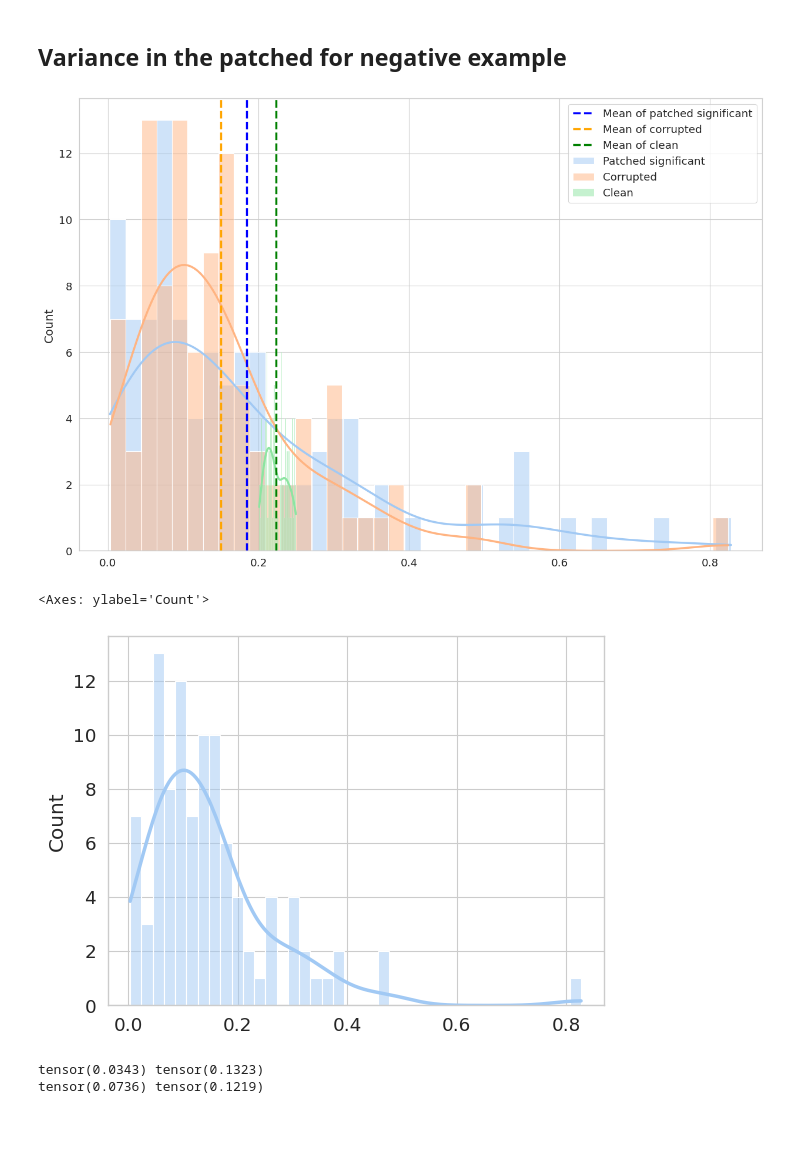
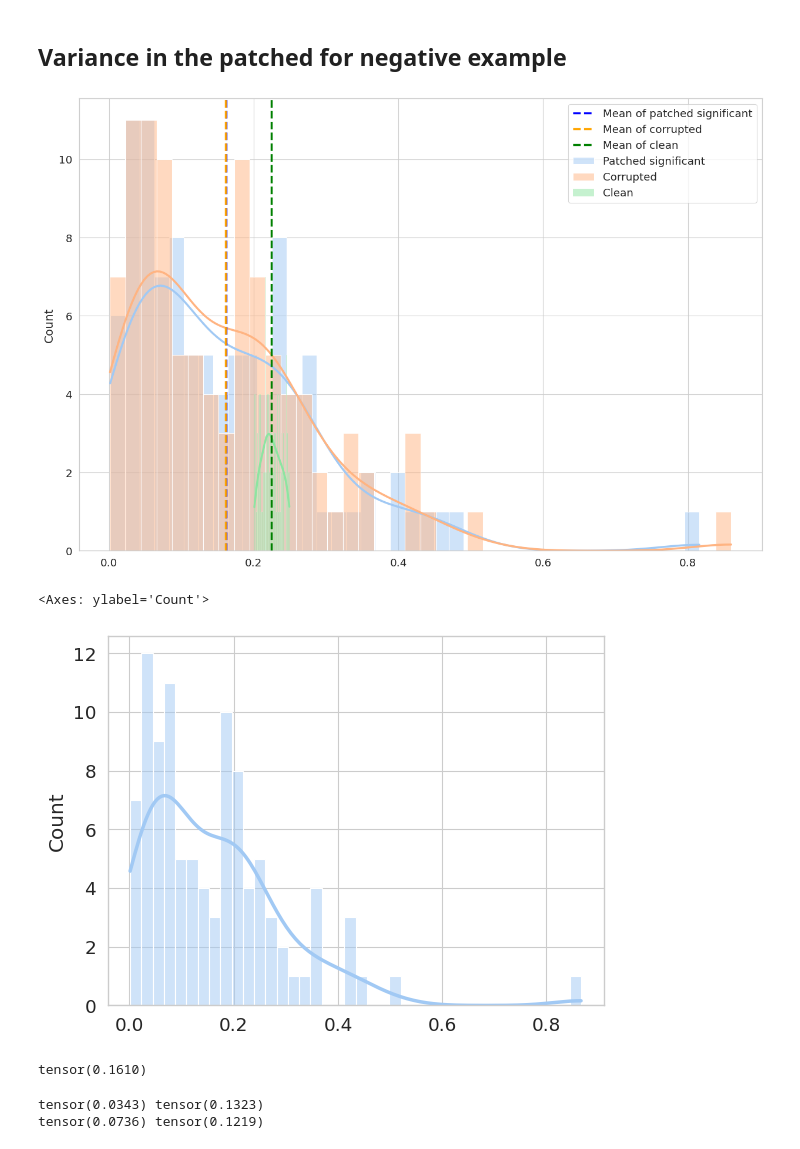
Before and after one commit to francescortu/comp-mech, a Jupyter notebook: notebooks/investigate_variance.ipynb, the cells around one changed output. Cells and saved outputs as stored; diff of their text form; code cells hidden in the pictures.

```diff
--- a/notebooks/investigate_variance.ipynb
+++ b/notebooks/investigate_variance.ipynb
@@ -422,0 +686,6 @@ TtestResult(statistic=5.78906398138763, pvalue=8.351242309140322e-08, df=99)
+# %%
+#plot a heat map of the kl divergence
+sns.set_style("whitegrid")
+sns.set_palette("pastel")
+sns.set_context("paper", font_scale=1.5, rc={"lines.linewidth": 2.5})
+sns.heatmap(result.detach().numpy(), annot=False)
@@ -422,0 +742,6 @@ TtestResult(statistic=5.78906398138763, pvalue=8.351242309140322e-08, df=99)
+# %%
+#plot a heat map of the kl divergence
+sns.set_style("whitegrid")
+sns.set_palette("pastel")
+sns.set_context("paper", font_scale=1.5, rc={"lines.linewidth": 2.5})
+sns.heatmap(result.detach().numpy(), annot=False)
@@ -422,0 +751,6 @@ TtestResult(statistic=5.78906398138763, pvalue=8.351242309140322e-08, df=99)
+# %%
+#plot a heat map of the kl divergence
+sns.set_style("whitegrid")
+sns.set_palette("pastel")
+sns.set_context("paper", font_scale=1.5, rc={"lines.linewidth": 2.5})
+sns.heatmap(result.detach().numpy(), annot=False)
@@ -422,0 +760,6 @@ TtestResult(statistic=5.78906398138763, pvalue=8.351242309140322e-08, df=99)
+# %%
+#plot a heat map of the kl divergence
+sns.set_style("whitegrid")
+sns.set_palette("pastel")
+sns.set_context("paper", font_scale=1.5, rc={"lines.linewidth": 2.5})
+sns.heatmap(result.detach().numpy(), annot=False)
@@ -423,8 +769,8 @@ TtestResult(statistic=5.78906398138763, pvalue=8.351242309140322e-08, df=99)
 # %% [markdown]
 ## Variance in the patched for negative example
 # %%
-LAYER = 0
-POS = 9
+LAYER = 5
+POS = 7
 
 # add noise
 neg_input_emb_corrupted = dataset.add_noise(
@@ -482,36 +828,41 @@ neg_corrupted_logprobs_target = neg_corrupted_logprobs.gather(-1, index=neg_targ
 
 sns.set_style("whitegrid")
 sns.set_palette("pastel")
 sns.set_context("paper", font_scale=1.5, rc={"lines.linewidth": 2.5})
 # increase the size of the plot
 plt.figure(figsize=(15, 10))
 sns.histplot(
     neg_patched_logprob_target_significant.detach().numpy(), bins=40, label="Patched significant", kde=True
 )
 
 sns.histplot(neg_corrupted_logprobs_target.detach().numpy(), bins=40, label="Corrupted", kde=True)
 sns.histplot(    neg_clean_logprob_target.detach().numpy(), bins=40, label="Clean", kde=True)
 #plot the mean of target_win_prob
 plt.axvline(x=sum(neg_patched_logprob_target_significant.detach().numpy())/len(neg_patched_logprob_target_significant.detach().numpy()), color="blue", linestyle="--", label="Mean of patched significant")
 plt.axvline(x=sum(neg_corrupted_logprobs_target.detach().numpy())/len(neg_corrupted_logprobs_target.detach().numpy()), color="orange", linestyle="--", label="Mean of corrupted")
 plt.axvline(x=sum(neg_clean_logprob_target.detach().numpy())/len(neg_clean_logprob_target.detach().numpy()), color="green", linestyle="--", label="Mean of clean")
 #plot std deviation in grey area for neg_patched_logprob_target_significant
 # plt.axvspan(sum(neg_patched_logprob_target_significant.detach().numpy())/len(neg_patched_logprob_target_significant.detach().numpy())-neg_patched_logprob_target_significant.std().detach().numpy(), sum(neg_patched_logprob_target_significant.detach().numpy())/len(neg_patched_logprob_target_significant.detach().numpy())+neg_patched_logprob_target_significant.std().detach().numpy(), alpha=0.5, color='grey')
 # plot median absolut deviation
 mad = torch.median(torch.abs(neg_patched_logprob_target_significant - torch.median(neg_patched_logprob_target_significant)))
 # plt.axvspan(sum(pos_patched_logprob_target_significant.detach().numpy())/len(pos_patched_logprob_target_significant.detach().numpy())-mad.detach().numpy(), sum(pos_patched_logprob_target_significant.detach().numpy())/len(pos_patched_logprob_target_significant.detach().numpy())+mad.detach().numpy(), alpha=0.5, color='grey')
 
+print
 sns.histplot()
 plt.legend()
 plt.show()
 sns.set_style("whitegrid")
 sns.set_palette("pastel")
 sns.set_context("paper", font_scale=1.5, rc={"lines.linewidth": 2.5})
 sns.histplot(neg_patched_logit_non_significant.detach().numpy(), bins=40, label="Patched non-significant", kde=True)
 # %% [output]
-[figure, old version]
+[figure, new version]
 <Axes: ylabel='Count'>
-[figure, old version]
+[figure, new version]
+# %%
+neg_corrupted_logprobs_target.mean()
+# %% [output]
+tensor(0.1610)
 # %%
 
 
```
Also changed, not shown: parts of 34 cells of this notebook, 2 other files.
